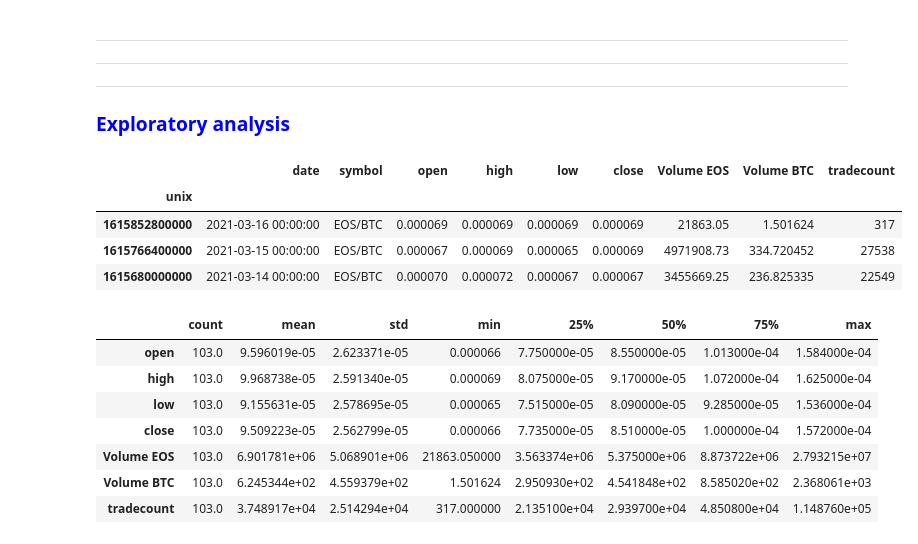
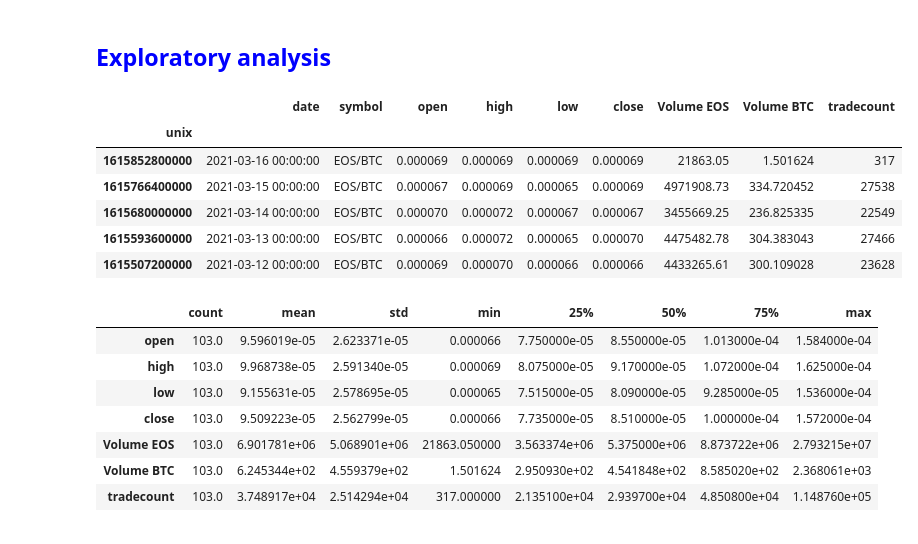
Before and after one commit to erma0x/trading-strategy-explorer, a Jupyter notebook: EOS-BTC.ipynb, the cells around one changed output. Drawn from its saved outputs; the diff is of its cells as text; code cells hidden in the pictures.

```diff
--- a/EOS-BTC.ipynb
+++ b/EOS-BTC.ipynb
@@ -85,21 +61,21 @@ file_path
 # %%
-df = pd.read_csv(file_path+"/Binance_EOSBTC.csv",
+df = pd.read_csv(file_path+"/EOS-BTC-Binance.csv",
                      index_col=0,
                      parse_dates=True,
                      infer_datetime_format=True)
 # %% [markdown]
-________
-________
-________
-### <font color='blue'> Exploratory analysis </font>
+
+## <font color='blue'> Exploratory analysis </font>
 # %%
-df.head(3)
+df.head()
 # %% [output]
 |  | date | symbol | open | high | low | close | Volume EOS | Volume BTC | tradecount |
 | unix |  |  |  |  |  |  |  |  |  |
 | 1615852800000 | 2021-03-16 00:00:00 | EOS/BTC | 0.000069 | 0.000069 | 0.000069 | 0.000069 | 21863.05 | 1.501624 | 317 |
 | 1615766400000 | 2021-03-15 00:00:00 | EOS/BTC | 0.000067 | 0.000069 | 0.000065 | 0.000069 | 4971908.73 | 334.720452 | 27538 |
 | 1615680000000 | 2021-03-14 00:00:00 | EOS/BTC | 0.000070 | 0.000072 | 0.000067 | 0.000067 | 3455669.25 | 236.825335 | 22549 |
+| 1615593600000 | 2021-03-13 00:00:00 | EOS/BTC | 0.000066 | 0.000072 | 0.000065 | 0.000070 | 4475482.78 | 304.383043 | 27466 |
+| 1615507200000 | 2021-03-12 00:00:00 | EOS/BTC | 0.000069 | 0.000070 | 0.000066 | 0.000066 | 4433265.61 | 300.109028 | 23628 |
 # %%
 df.describe().transpose()
 # %% [output]
```
Also changed, not shown: parts of 27 cells of this notebook.
